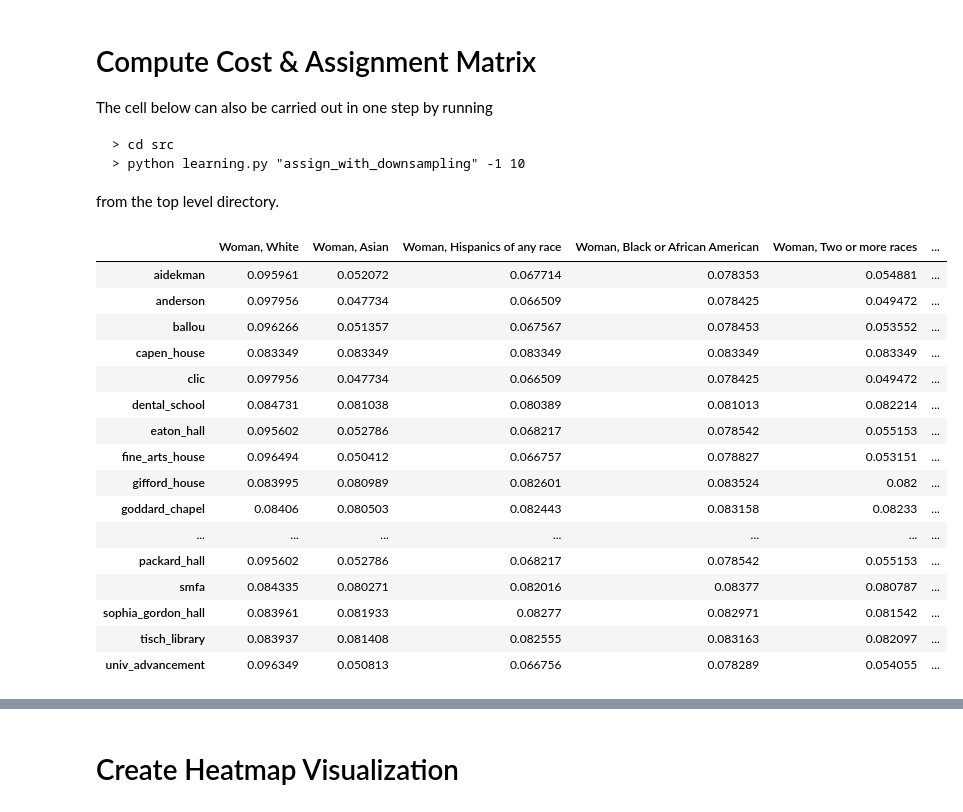
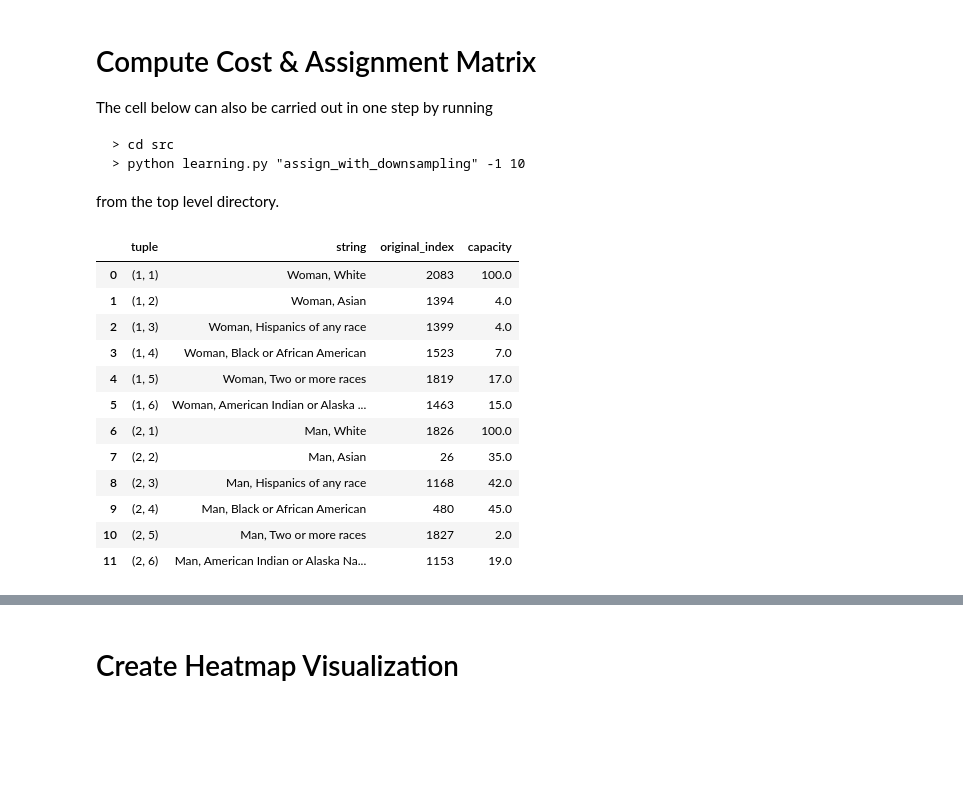
Before and after one commit to annahaensch/OpArt_Curation_Tool, a Jupyter notebook: notebooks/demo_notebook.ipynb, the cells around one changed output, grey strips where cells are left out. Drawn from its saved outputs; the diff is of its cells as text; code cells hidden in the pictures; blank space fills up the shorter version.

```diff
--- a/notebooks/demo_notebook.ipynb
+++ b/notebooks/demo_notebook.ipynb
@@ -45,59 +45,38 @@ from the top level directory.
 # %%
 # Load mappings
 gender_map, race_map, region_map = sc.get_mapping_dicts()
 
 # Load data
 hall_df, student_df, art_df = sc.load_data()
 
 # Get quantized student data.
 gender_quant_s, race_quant_s, region_quant_s = sc.get_quantized_student_data(
                                                     student_df,
                                                     gender_map,
                                                     race_map,
                                                     region_map)
 
 # Get quantized  art data.
 gender_quant_a, race_quant_a, region_quant_a = sc.get_quantized_art_data(
                                                     art_df,
                                                     gender_map,
                                                     race_map,
                                                     region_map)
-# Get art capacity_df
+# Get art_capacity_df
 art_capacity_df = sc.get_art_capacity_with_downsampling(art_df,
                     categories = ["gender","race"])
-
-# Get building capacity column vector.
-building_capacity = sc.get_building_capacity_df().values
-
-# Compute full n_buildings x n_artworks cost matrix.
-cost_df = sc.compute_cost_matrix(art_df = art_df,
-                                    hall_df = hall_df,
-                                    categories = ["gender","race"],
-                                    alpha = -.0001,
-                                    beta = 1000000000)
-
-# Reduce cost df to remove duplicate columns.
-cost_df = cost_df.rename(columns = {art_capacity_df.loc[i,"tuple"]:art_capacity_df.loc[i,"string"] for i in art_capacity_df.index})
-
-
-cost_df
-
-cost_df
+art_capacity_df
 # %% [output]
-|  | Woman, White | Woman, Asian | Woman, Hispanics of any race | Woman, Black or African American | Woman, Two or more races | ... |
-| aidekman | 0.095961 | 0.052072 | 0.067714 | 0.078353 | 0.054881 | ... |
-| anderson | 0.097956 | 0.047734 | 0.066509 | 0.078425 | 0.049472 | ... |
-| ballou | 0.096266 | 0.051357 | 0.067567 | 0.078453 | 0.053552 | ... |
-| capen_house | 0.083349 | 0.083349 | 0.083349 | 0.083349 | 0.083349 | ... |
-| clic | 0.097956 | 0.047734 | 0.066509 | 0.078425 | 0.049472 | ... |
-| dental_school | 0.084731 | 0.081038 | 0.080389 | 0.081013 | 0.082214 | ... |
-| eaton_hall | 0.095602 | 0.052786 | 0.068217 | 0.078542 | 0.055153 | ... |
-| fine_arts_house | 0.096494 | 0.050412 | 0.066757 | 0.078827 | 0.053151 | ... |
-| gifford_house | 0.083995 | 0.080989 | 0.082601 | 0.083524 | 0.082 | ... |
-| goddard_chapel | 0.08406 | 0.080503 | 0.082443 | 0.083158 | 0.08233 | ... |
-| ... | ... | ... | ... | ... | ... | ... |
-| packard_hall | 0.095602 | 0.052786 | 0.068217 | 0.078542 | 0.055153 | ... |
-| smfa | 0.084335 | 0.080271 | 0.082016 | 0.08377 | 0.080787 | ... |
-| sophia_gordon_hall | 0.083961 | 0.081933 | 0.08277 | 0.082971 | 0.081542 | ... |
-| tisch_library | 0.083937 | 0.081408 | 0.082555 | 0.083163 | 0.082097 | ... |
-| univ_advancement | 0.096349 | 0.050813 | 0.066756 | 0.078289 | 0.054055 | ... |
+|  | tuple | string | original_index | capacity |
+| 0 | (1, 1) | Woman, White | 2083 | 100.0 |
+| 1 | (1, 2) | Woman, Asian | 1394 | 4.0 |
+| 2 | (1, 3) | Woman, Hispanics of any race | 1399 | 4.0 |
+| 3 | (1, 4) | Woman, Black or African American | 1523 | 7.0 |
+| 4 | (1, 5) | Woman, Two or more races | 1819 | 17.0 |
+| 5 | (1, 6) | Woman, American Indian or Alaska ... | 1463 | 15.0 |
+| 6 | (2, 1) | Man, White | 1826 | 100.0 |
+| 7 | (2, 2) | Man, Asian | 26 | 35.0 |
+| 8 | (2, 3) | Man, Hispanics of any race | 1168 | 42.0 |
+| 9 | (2, 4) | Man, Black or African American | 480 | 45.0 |
+| 10 | (2, 5) | Man, Two or more races | 1827 | 2.0 |
+| 11 | (2, 6) | Man, American Indian or Alaska Na... | 1153 | 19.0 |
```
Also changed, not shown: parts of 9 cells of this notebook.
